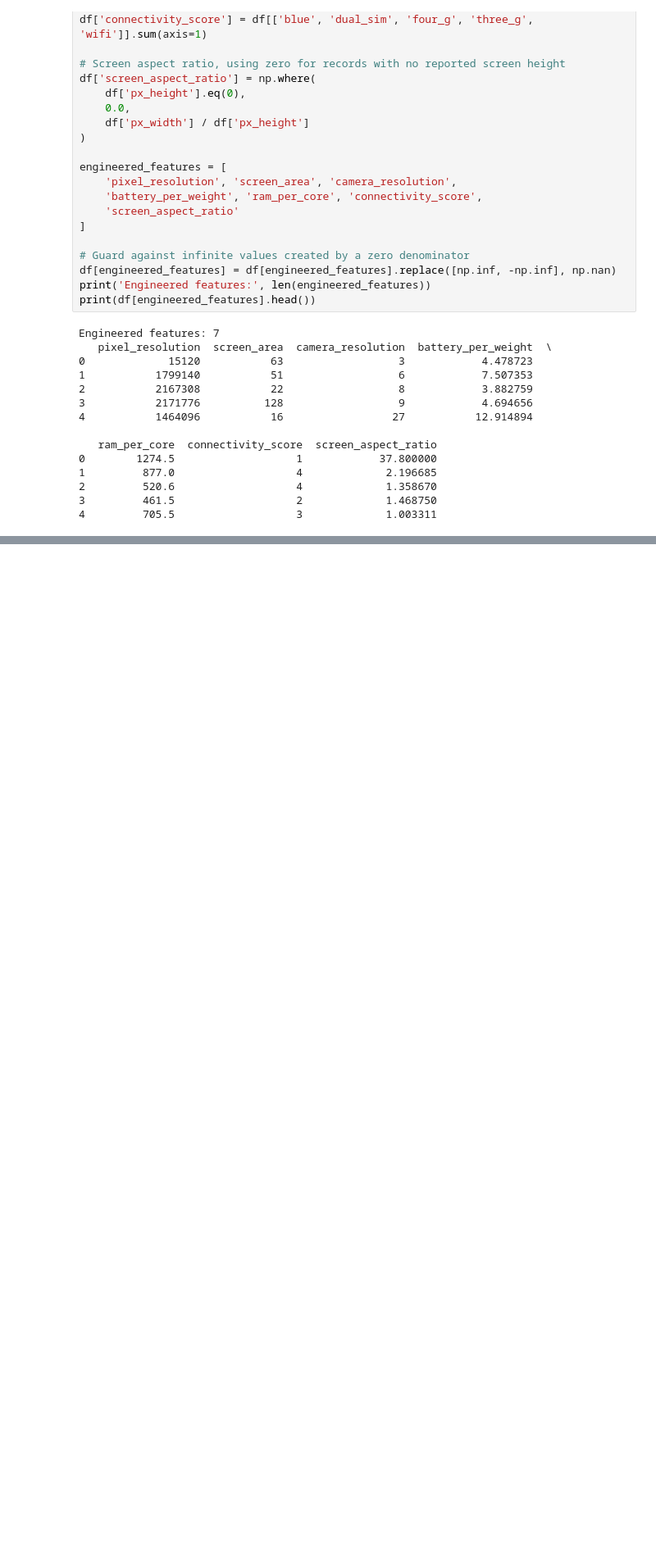
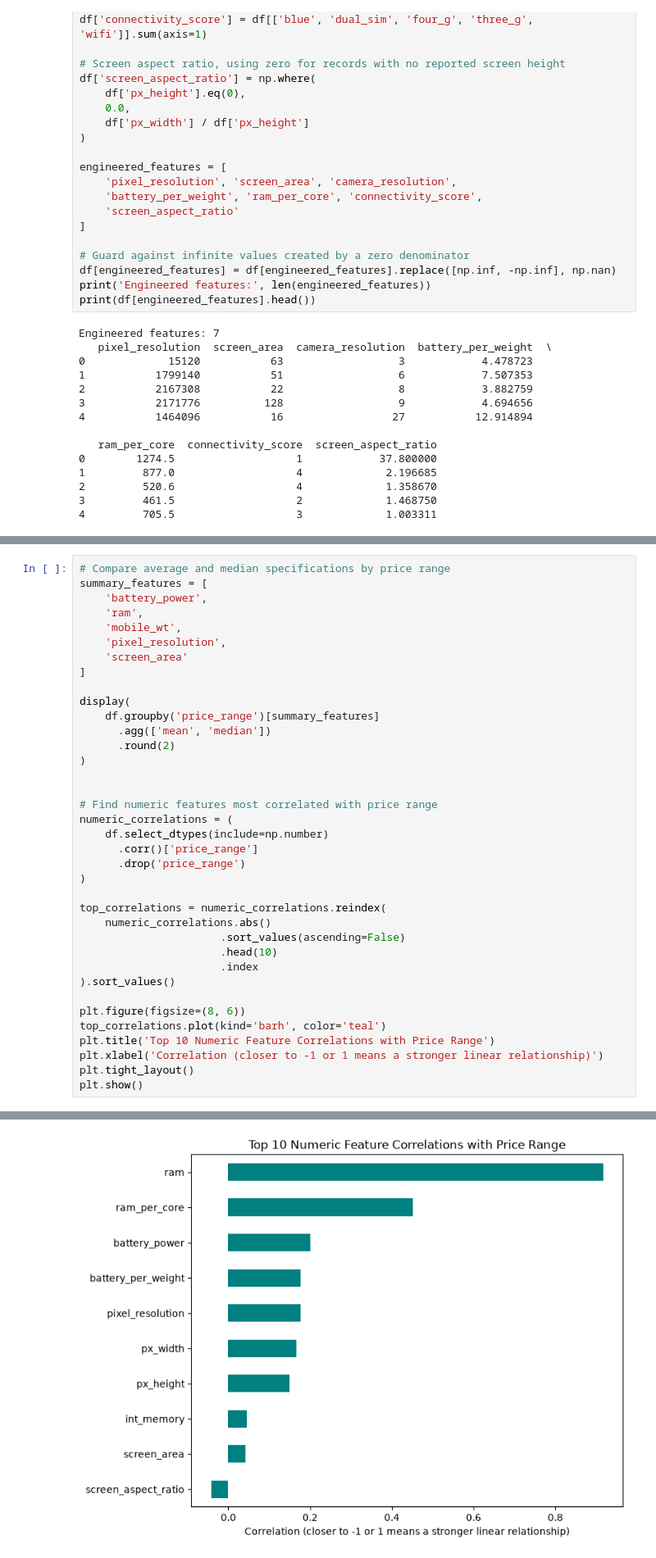
Before and after one commit to AmitParmar20/Cell-Phone-Price-Prediction-Model, a Jupyter notebook: CellPhone_Price_Prediction_model.ipynb, the cells around one changed output, grey strips where cells are left out. Shown at 82% size. Drawn from its saved outputs; the diff is of its cells as text; blank space fills up the shorter version.

```diff
--- a/CellPhone_Price_Prediction_model.ipynb
+++ b/CellPhone_Price_Prediction_model.ipynb
@@ -220,0 +286,38 @@ Engineered features: 7
+# %%
+# Compare average and median specifications by price range
+summary_features = [
+    'battery_power',
+    'ram',
+    'mobile_wt',
+    'pixel_resolution',
+    'screen_area'
+]
+
+display(
+    df.groupby('price_range')[summary_features]
+      .agg(['mean', 'median'])
+      .round(2)
+)
+
+
+# Find numeric features most correlated with price range
+numeric_correlations = (
+    df.select_dtypes(include=np.number)
+      .corr()['price_range']
+      .drop('price_range')
+)
+
+top_correlations = numeric_correlations.reindex(
+    numeric_correlations.abs()
+                      .sort_values(ascending=False)
+                      .head(10)
+                      .index
+).sort_values()
+
+plt.figure(figsize=(8, 6))
+top_correlations.plot(kind='barh', color='teal')
+plt.title('Top 10 Numeric Feature Correlations with Price Range')
+plt.xlabel('Correlation (closer to -1 or 1 means a stronger linear relationship)')
+plt.tight_layout()
+plt.show()
+# %% [output]
@@ -220,0 +331 @@ Engineered features: 7
+[figure, added]
```
Also changed, not shown: parts of 18 cells of this notebook.
